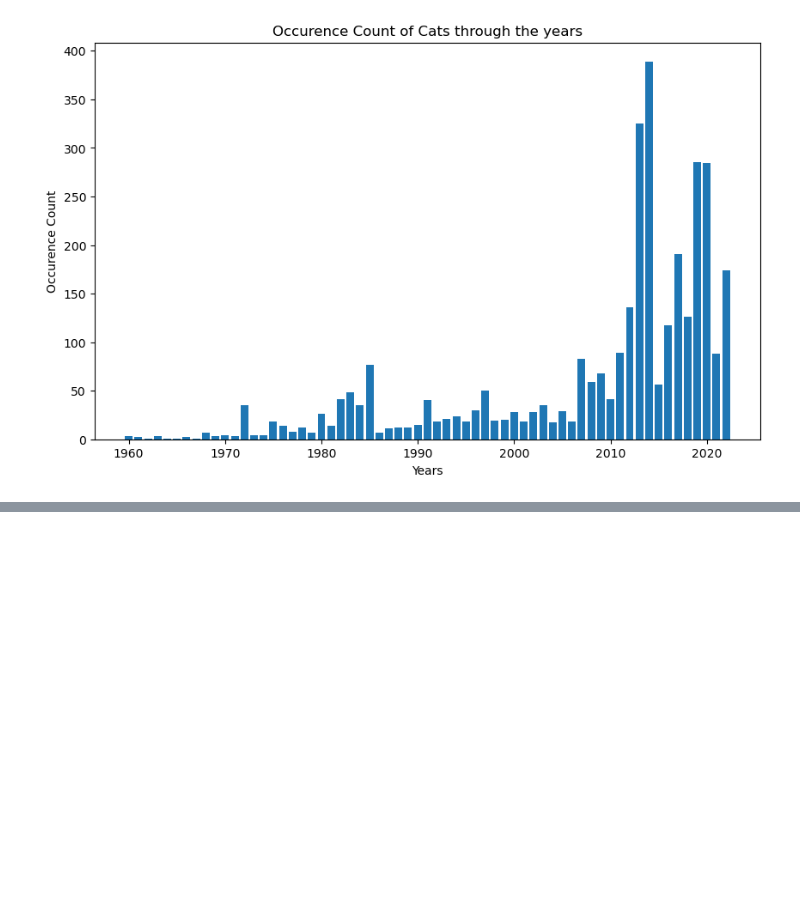
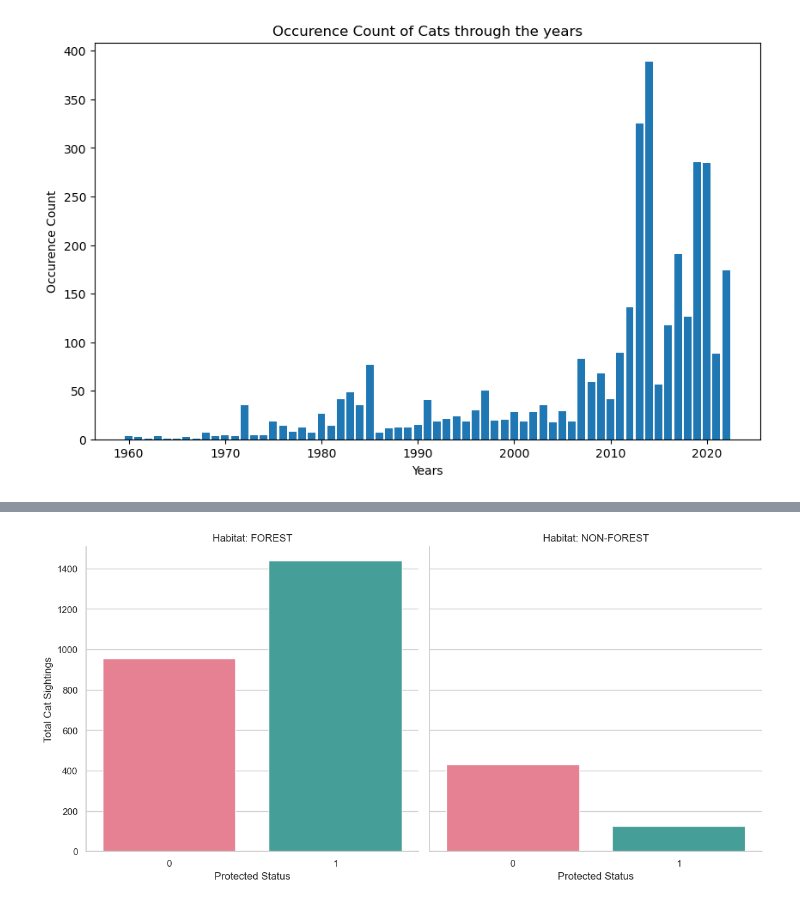
Before and after one commit to liza-drini/ceu-ds-project-C-2026, a Jupyter notebook: src/liza_visualization_graph.ipynb, the cells around one changed output, grey strips where cells are left out. Drawn from its saved outputs; the diff is of its cells as text; code cells hidden in the pictures; blank space fills up the shorter version.

```diff
--- a/src/liza_visualization_graph.ipynb
+++ b/src/liza_visualization_graph.ipynb
@@ -143,0 +171,17 @@ plt.show()
+# %%
+# Places with high sheep density (ranked): NSW South West Slopes, Riverina,
+# Victorian Volcanic Plain, Coolgardie/Avon Wheatbelt(Western Australia)
+sheep_regions = ['Riverina', 'NSW South West Slopes', 'South Eastern Highlands', 'Victorian Volcanic Plain', 'Coolgardie', 'Avon Wheatbelt']
+sheep_df = rt_df[rt_df['ibraRegion'].isin(sheep_regions)]
+
+rt_df['forest2018Status'] = rt_df['forest2018Status'].str.upper()
+
+sns.set_theme(style="whitegrid")
+# Create FacetGrid to compare Protection vs Forest Status
+facet = sns.FacetGrid(sheep_df, col="forest2018Status", height=6, aspect=1)
+facet.map_dataframe(sns.barplot, x="is_protected", y="occurrenceCount", estimator='sum', hue='is_protected', palette="husl", errorbar=None)
+facet.set_axis_labels("Protected Status", "Total Cat Sightings")
+facet.set_titles("Habitat: {col_name}")
+plt.show()
+# %% [output]
+[figure, added]
```
Also changed, not shown: parts of 6 cells of this notebook.
